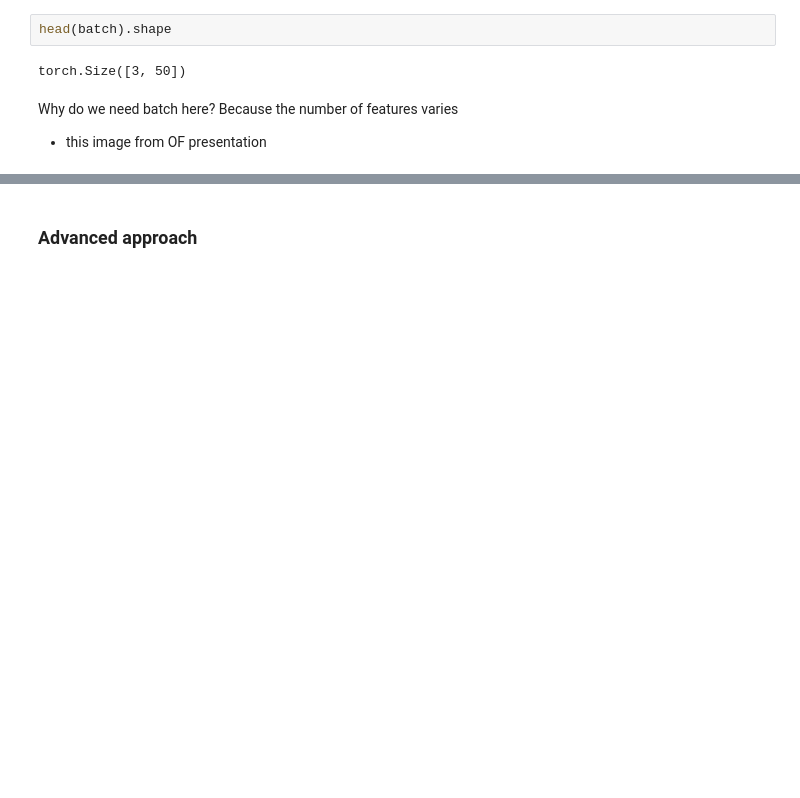
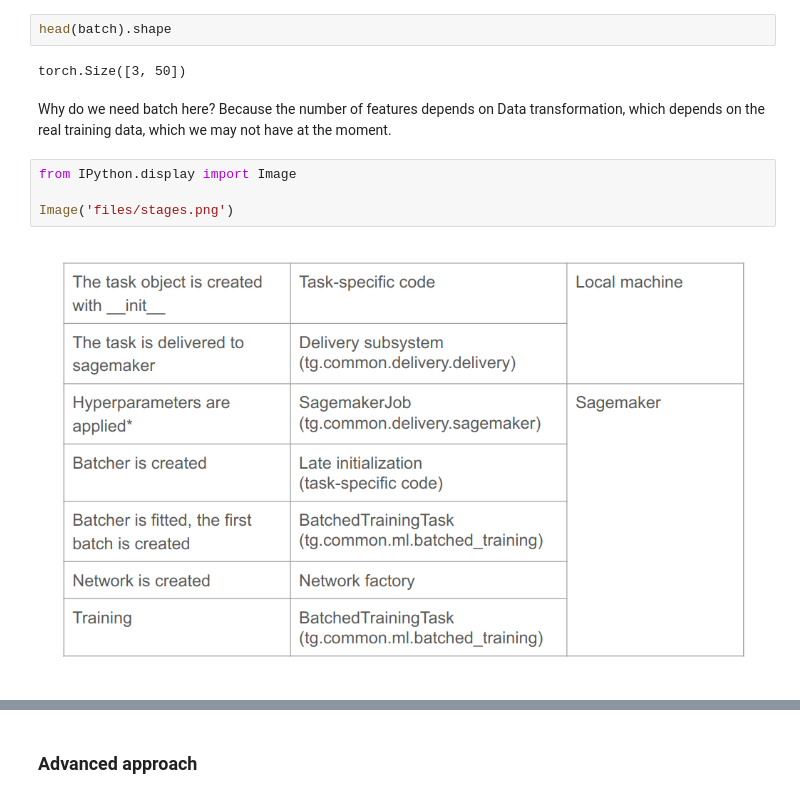
Before and after one commit to okulovsky/grammar_ru, a Jupyter notebook: demos/Part 3. Training.ipynb, the cells around one changed output, grey strips where cells are left out. Saved outputs shown, nothing was run; the diff lists cells and outputs as text; blank space fills up the shorter version.

Commit message:
Ready for presentation
Ready for presentation

```diff
--- a/demos/Part 3. Training.ipynb
+++ b/demos/Part 3. Training.ipynb
@@ -531,9 +531,13 @@ head(batch).shape
 # %% [output]
 torch.Size([3, 50])
 # %% [markdown]
-Why do we need batch here? Because the number of features varies
-
-- this image from OF presentation
+Why do we need batch here? Because the number of features depends on Data transformation, which depends on the real training data, which we may not have at the moment.
+# %%
+from IPython.display import Image
+
+Image('files/stages.png')
+# %% [output]
+[figure, added]
 # %%
 import torch
 
```
Also changed, not shown: parts of 22 cells of this notebook, 10 other files.
